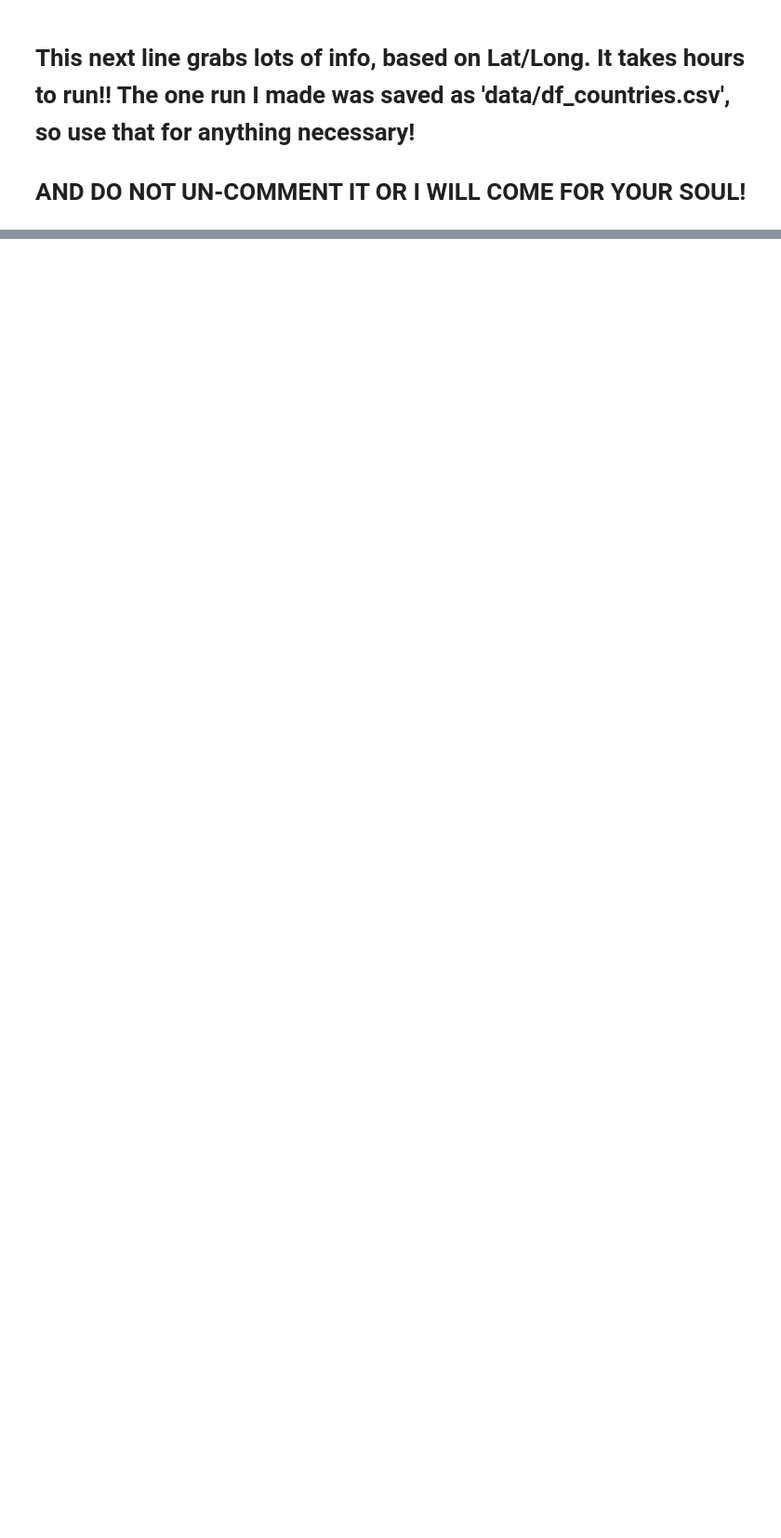
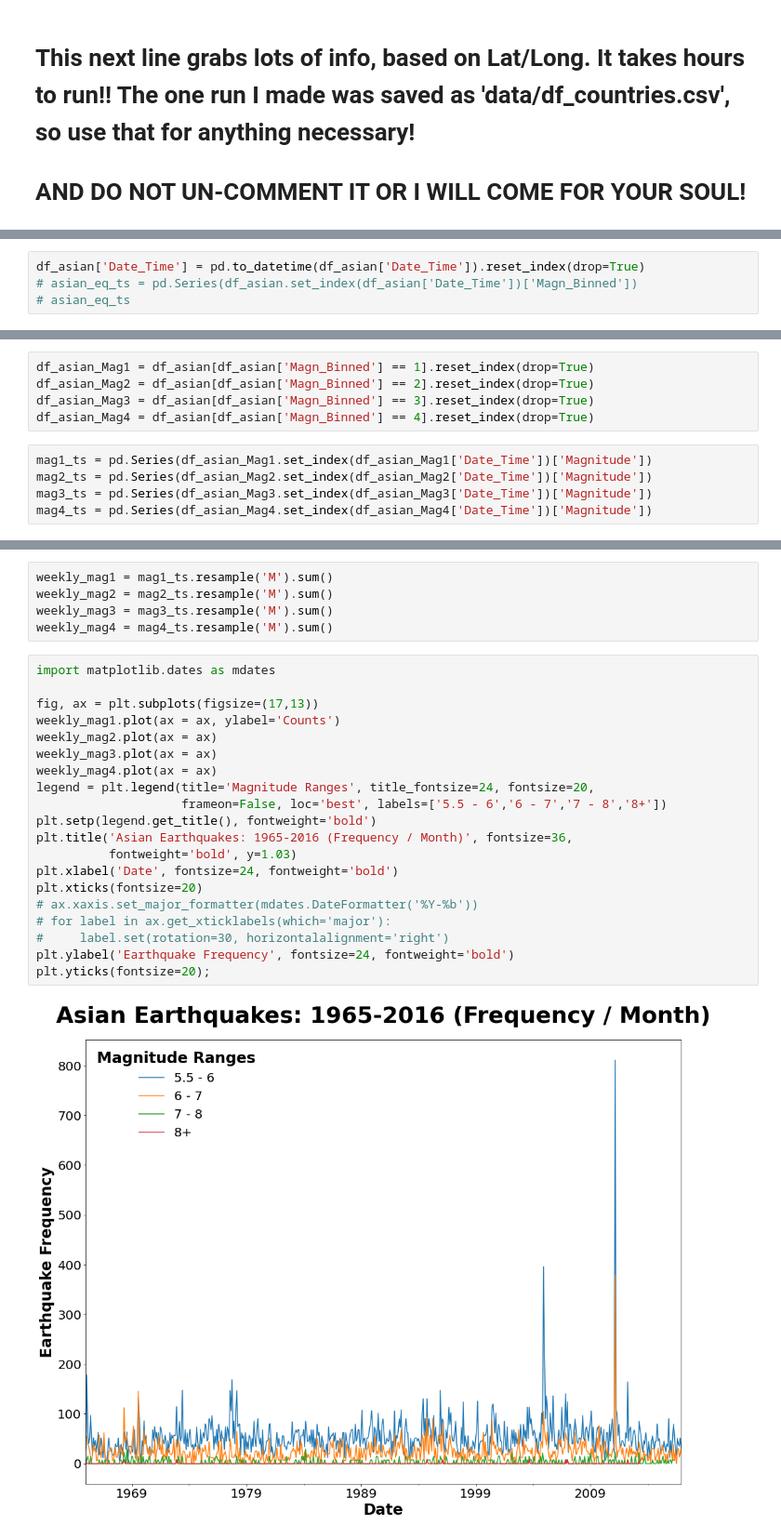
Before and after one commit to theobigdog/On-Shaky-Ground---Earthquakes-in-Asia, a Jupyter notebook: Flatiron Capstone - Earthquake Prediction.ipynb, the cells around one changed output, grey strips where cells are left out. Shown at 93% size. Drawn from its saved outputs; the diff is of its cells as text; blank space fills up the shorter version.

```diff
--- a/Flatiron Capstone - Earthquake Prediction.ipynb
+++ b/Flatiron Capstone - Earthquake Prediction.ipynb
@@ -695,0 +674,4 @@ df_countries
+# %%
+df_asian['Date_Time'] = pd.to_datetime(df_asian['Date_Time']).reset_index(drop=True)
+# asian_eq_ts = pd.Series(df_asian.set_index(df_asian['Date_Time'])['Magn_Binned'])
+# asian_eq_ts
@@ -695,0 +701,10 @@ df_countries
+# %%
+df_asian_Mag1 = df_asian[df_asian['Magn_Binned'] == 1].reset_index(drop=True)
+df_asian_Mag2 = df_asian[df_asian['Magn_Binned'] == 2].reset_index(drop=True)
+df_asian_Mag3 = df_asian[df_asian['Magn_Binned'] == 3].reset_index(drop=True)
+df_asian_Mag4 = df_asian[df_asian['Magn_Binned'] == 4].reset_index(drop=True)
+# %%
+mag1_ts = pd.Series(df_asian_Mag1.set_index(df_asian_Mag1['Date_Time'])['Magnitude'])
+mag2_ts = pd.Series(df_asian_Mag2.set_index(df_asian_Mag2['Date_Time'])['Magnitude'])
+mag3_ts = pd.Series(df_asian_Mag3.set_index(df_asian_Mag3['Date_Time'])['Magnitude'])
+mag4_ts = pd.Series(df_asian_Mag4.set_index(df_asian_Mag4['Date_Time'])['Magnitude'])
@@ -695,0 +729,27 @@ df_countries
+# %%
+weekly_mag1 = mag1_ts.resample('M').sum()
+weekly_mag2 = mag2_ts.resample('M').sum()
+weekly_mag3 = mag3_ts.resample('M').sum()
+weekly_mag4 = mag4_ts.resample('M').sum()
+# %%
+import matplotlib.dates as mdates
+
+fig, ax = plt.subplots(figsize=(17,13))
+weekly_mag1.plot(ax = ax, ylabel='Counts')
+weekly_mag2.plot(ax = ax)
+weekly_mag3.plot(ax = ax)
+weekly_mag4.plot(ax = ax)
+legend = plt.legend(title='Magnitude Ranges', title_fontsize=24, fontsize=20,
+                    frameon=False, loc='best', labels=['5.5 - 6','6 - 7','7 - 8','8+'])
+plt.setp(legend.get_title(), fontweight='bold')
+plt.title('Asian Earthquakes: 1965-2016 (Frequency / Month)', fontsize=36,
+          fontweight='bold', y=1.03)
+plt.xlabel('Date', fontsize=24, fontweight='bold')
+plt.xticks(fontsize=20)
+# ax.xaxis.set_major_formatter(mdates.DateFormatter('%Y-%b'))
+# for label in ax.get_xticklabels(which='major'):
+#     label.set(rotation=30, horizontalalignment='right')
+plt.ylabel('Earthquake Frequency', fontsize=24, fontweight='bold')
+plt.yticks(fontsize=20);
+# %% [output]
+[figure, added]
```
Also changed, not shown: parts of 51 cells of this notebook, 5 other files.
